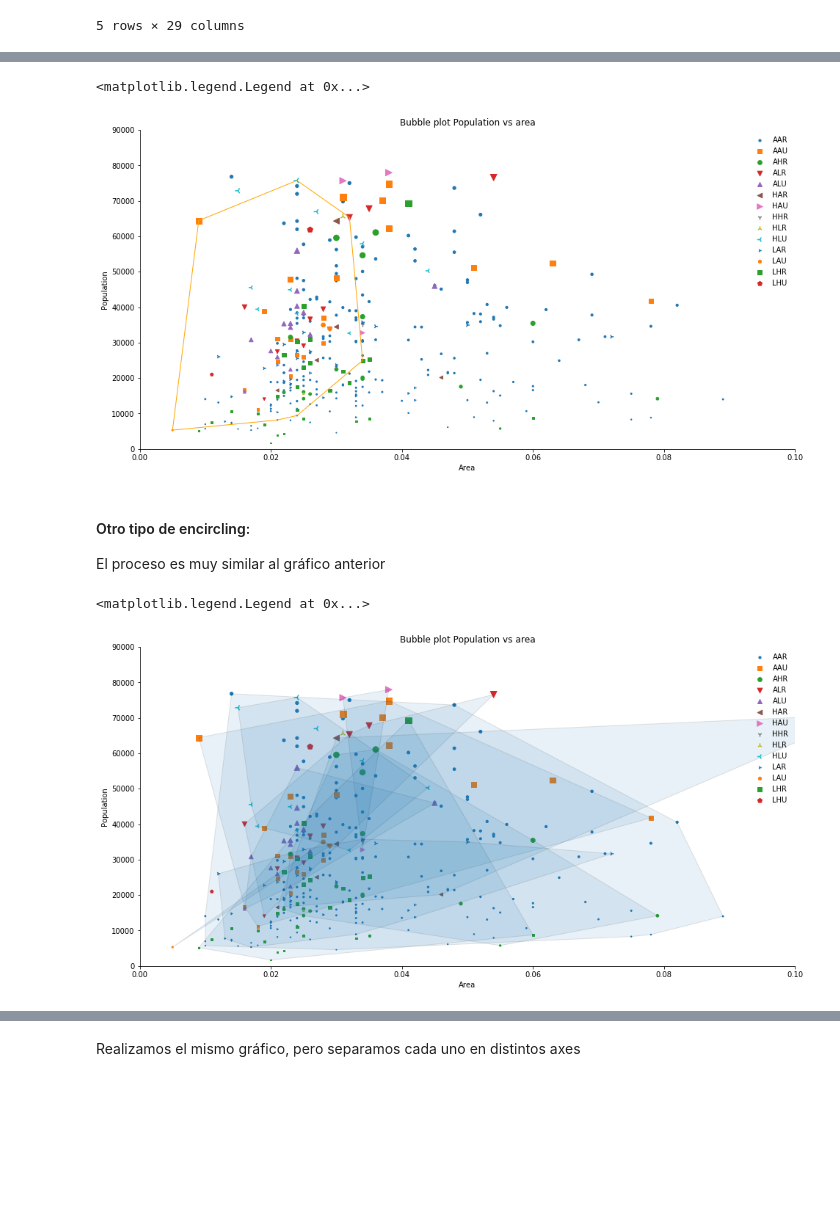
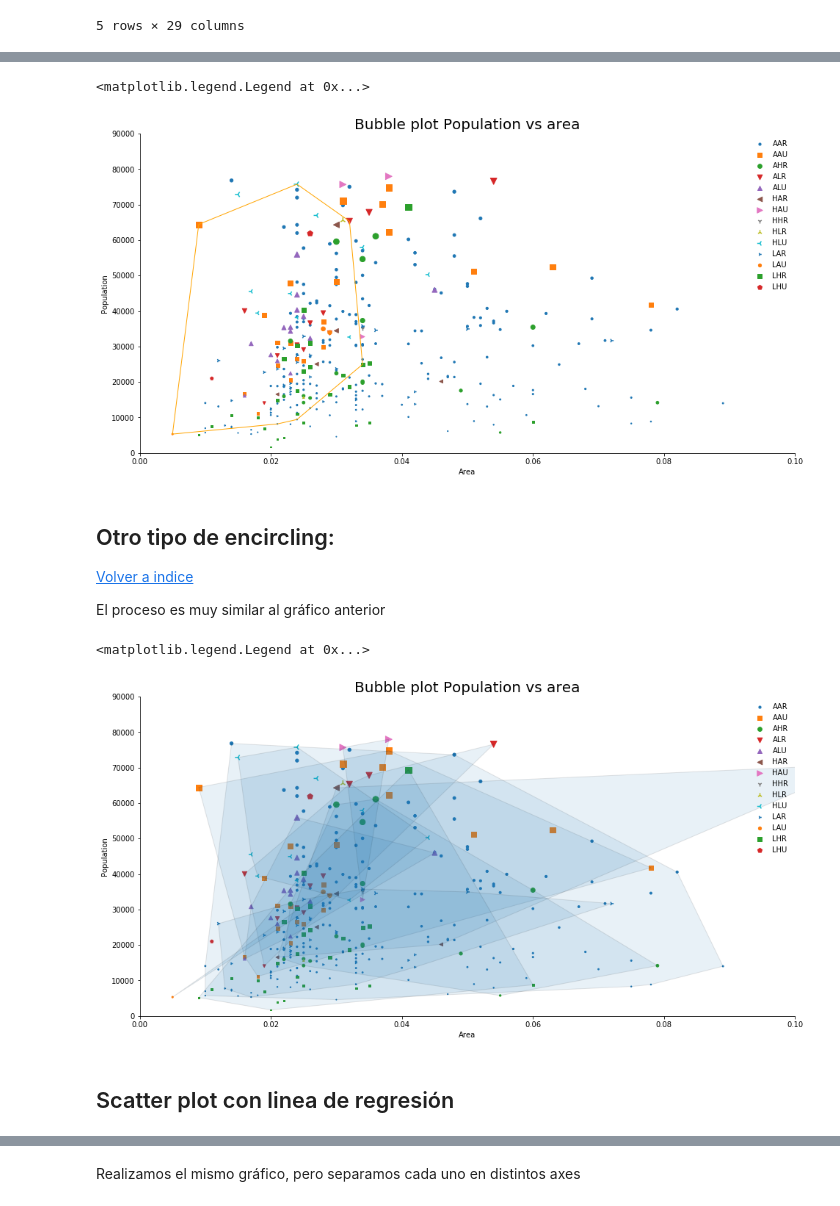
Before and after one commit to adolfoam93/Python-Plotting-Master, a Jupyter notebook: Matplotlib master notebook.ipynb, the cells around one changed output, grey strips where cells are left out. Drawn from its saved outputs; the diff is of its cells as text; code cells hidden in the pictures; blank space fills up the shorter version.

```diff
--- a/Matplotlib master notebook.ipynb
+++ b/Matplotlib master notebook.ipynb
@@ -365,37 +392,39 @@ encircle_y = encircle_data['poptotal']
 p = np.c_[encircle_x,encircle_y]
 
 # 4. ConvexHull que importamos anteriormente, calcula los limites de un polígono
 hull = ConvexHull(p)
 
 # 5. Creamos un poligono con un color especifico con los datos de hull
 poly = plt.Polygon(p[hull.vertices,:], ec = 'orange', fc = 'none')
 
 # agregamos al gráfico
 ax.add_patch(poly)
 
 # Styling
 # Eliminar spines
 ax.spines['top'].set_color('None')
 ax.spines['right'].set_color('None')
 
 # Axis Labels
 ax.set_xlabel("Area")
 ax.set_ylabel("Population")
 
 # Limites de cada eje
 ax.set_ylim(0, 90000) # Limites eje Y
 ax.set_xlim(0, 0.1) # Limites eje X
 
 # Titulo
-ax.set_title('Bubble plot Population vs area') # Titulo
+ax.set_title('Bubble plot Population vs area', size = 20) # Titulo
 
 # Leyenda, sin marco --> podemo eliminar ese argumento o simplemente asignarle True en el caso que eramos marco
 ax.legend(loc = 'upper right', fontsize = 10, frameon=False) # Podemos sacarle el "Frame"
 # %% [output]
 <matplotlib.legend.Legend at 0x...>
-[figure, old version]
+[figure, new version]
 # %% [markdown]
-#### Otro tipo de encircling:
+## Otro tipo de encircling:
+
+[Volver a indice](#Indíce)
 
 El proceso es muy similar al gráfico anterior
 # %%
@@ -413,7 +442,7 @@ markers = [".", ",", "o", "v", "^", "<", ">", "1", "2", "3", "4", "8",
 
 # En este caso crearemos una función que hará el encircling:
 # https://stackoverflow.com/questions/44575681/how-do-i-encircle-different-data-sets-in-scatter-plot
-def encircle(x,y, ax=None, **kw)
+
 def encircle(x, y, ax = None, **kw):
     """ Toma los ejes, X e Y y dibuja los poligonos"""
     """Este codigo separa los diferente clusters"""
@@ -469,11 +498,13 @@ ax.set_ylim(0, 90000) # Limites eje Y
 ax.set_xlim(0, 0.1) # Limites eje X
 
 # Titulo
-ax.set_title('Bubble plot Population vs area') # Titulo
+ax.set_title('Bubble plot Population vs area', size = 20) # Titulo
 
 # Leyenda, sin marco --> podemo eliminar ese argumento o simplemente asignarle True en el caso que eramos marco
 ax.legend(loc = 'upper right', fontsize = 10, frameon=False) # Podemos sacarle el "Frame"
 # %% [output]
 <matplotlib.legend.Legend at 0x...>
-[figure, old version]
+[figure, new version]
+# %% [markdown]
+## Scatter plot con linea de regresión
 # %% [markdown]
```
Also changed, not shown: parts of 27 cells of this notebook.
